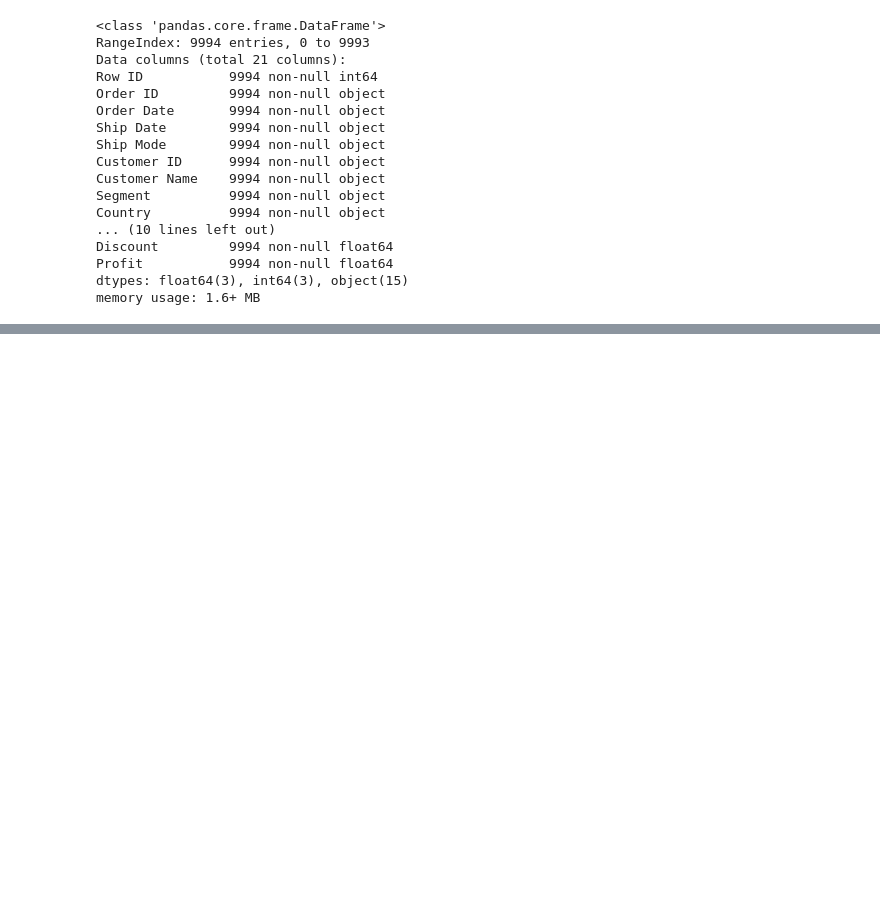
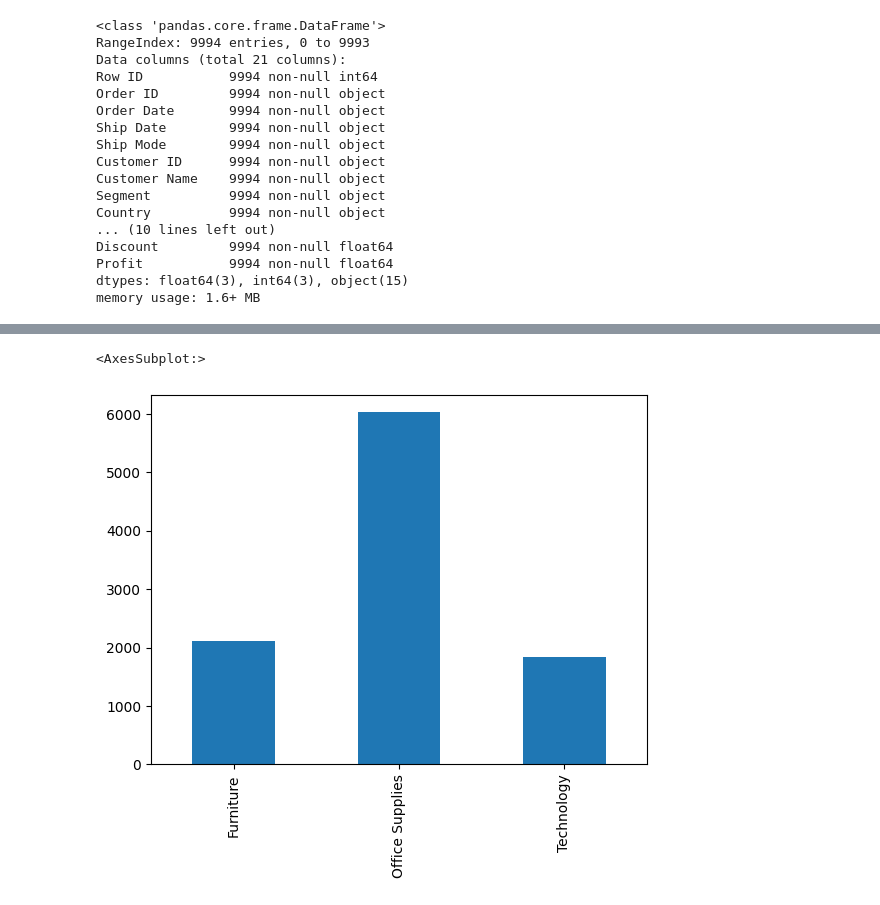
Before and after one commit to krishna0712/Data-Analysis, a Jupyter notebook: store-data-analysis/notebooks/store.ipynb, the cells around one changed output, grey strips where cells are left out. Drawn from its saved outputs; the diff is of its cells as text; code cells hidden in the pictures; blank space fills up the shorter version.

Commit message:
adding visuals

```diff
--- a/store-data-analysis/notebooks/store.ipynb
+++ b/store-data-analysis/notebooks/store.ipynb
@@ -27,0 +67,3 @@ memory usage: 1.6+ MB
+# %%
+store['Order Date'] = pd.to_datetime(store['Order Date'])
+store['Ship Date'] = pd.to_datetime(store['Ship Date'])
@@ -27,0 +112,5 @@ memory usage: 1.6+ MB
+# %%
+store['Category'].value_counts().sort_index().plot(kind='bar')
+# %% [output]
+<AxesSubplot:>
+[figure, added]
```
Also changed, not shown: parts of 11 cells of this notebook.
